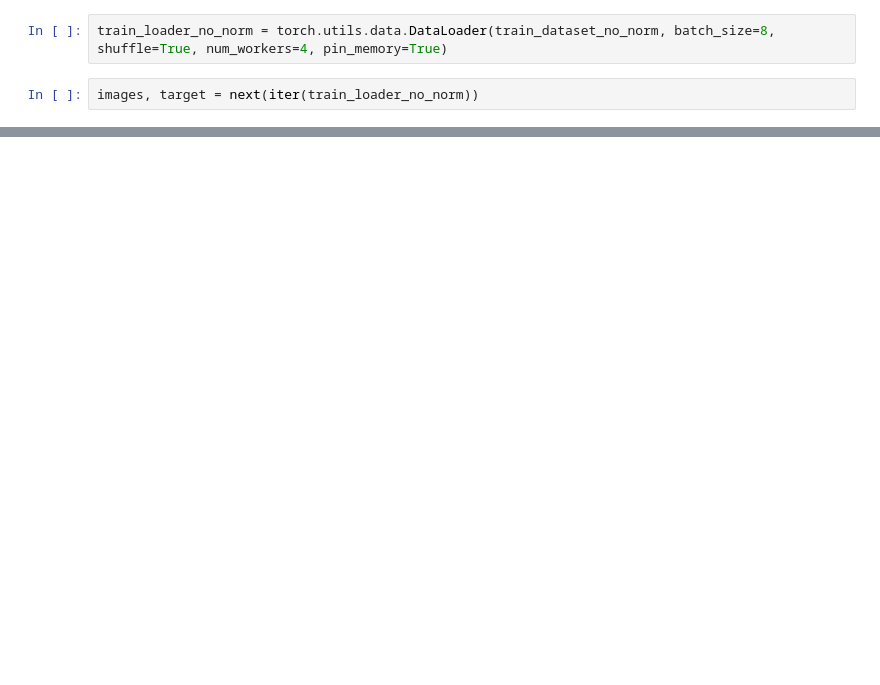
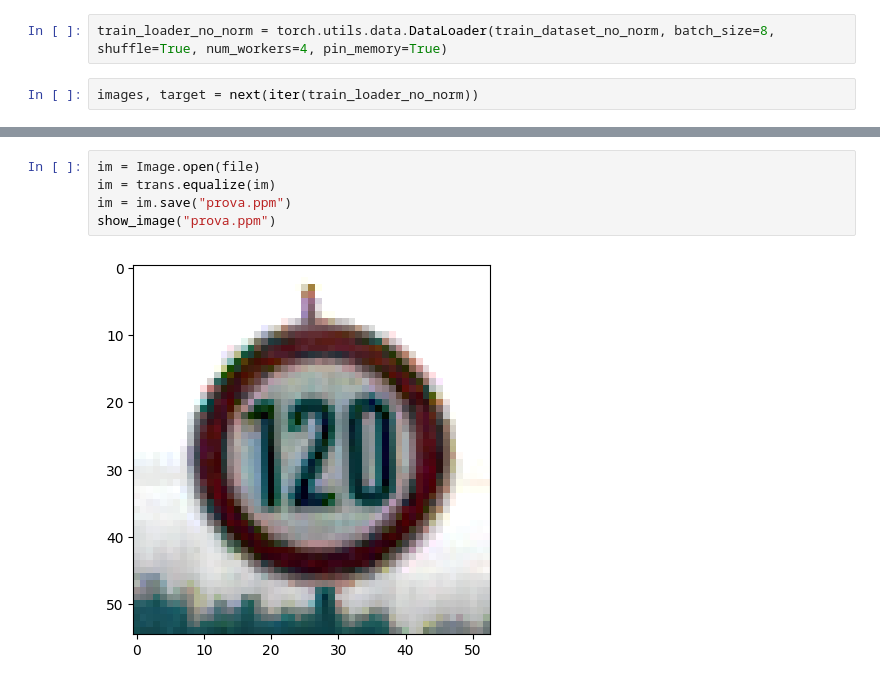
Before and after one commit to alessandro-crescenzi/A-deep-approach-for-an-adaptive-cruise-control-system, a Jupyter notebook: gtsrb-pytorch/test_transform.ipynb, the cells around one changed output, grey strips where cells are left out. Drawn from its saved outputs; the diff is of its cells as text; blank space fills up the shorter version.

```diff
--- a/gtsrb-pytorch/test_transform.ipynb
+++ b/gtsrb-pytorch/test_transform.ipynb
@@ -83,0 +143,7 @@ plot_images(images, target)
+# %%
+im = Image.open(file)
+im = trans.equalize(im)
+im = im.save("prova.ppm")
+show_image("prova.ppm")
+# %% [output]
+[figure, added]
```
Also changed, not shown: parts of 19 cells of this notebook.
